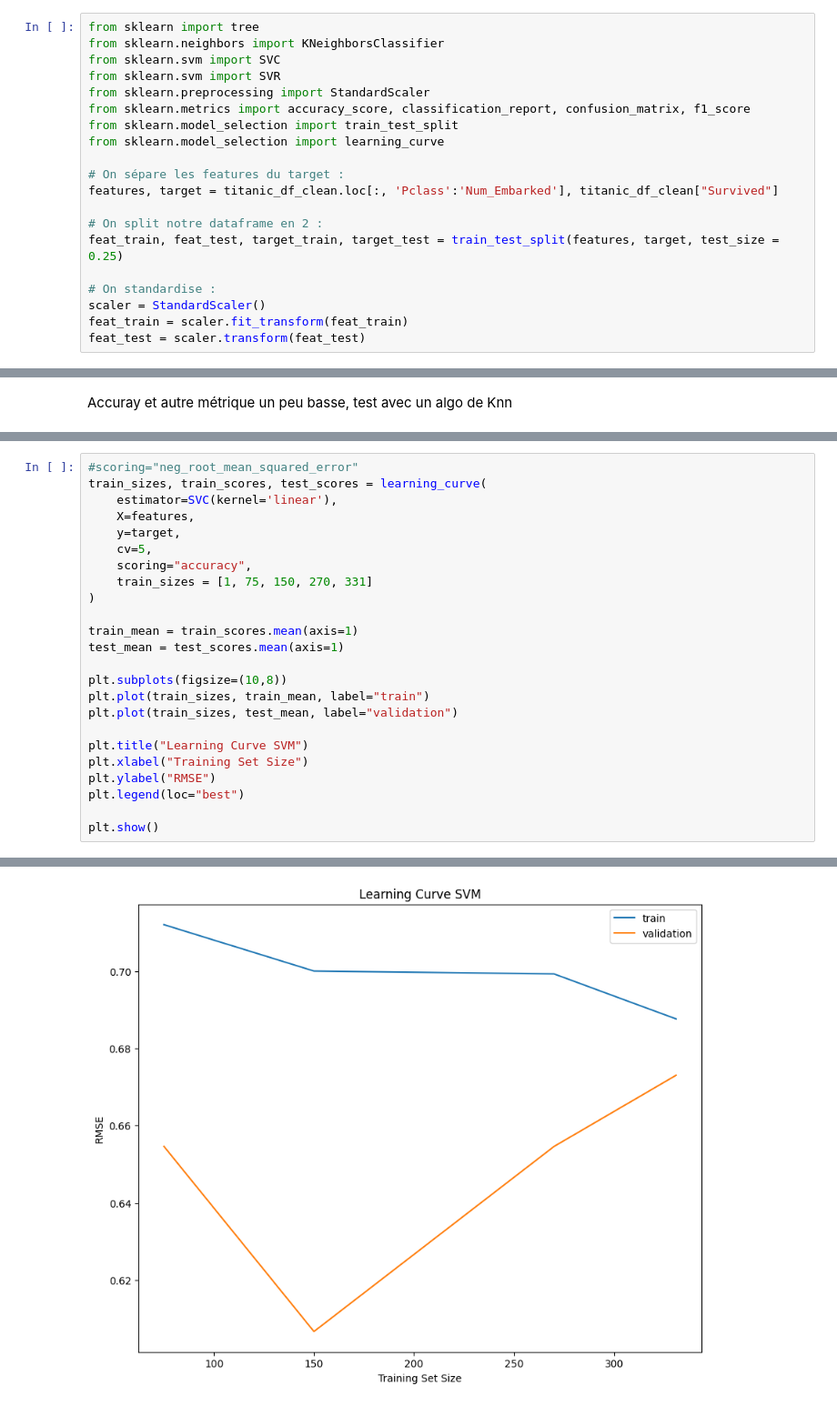
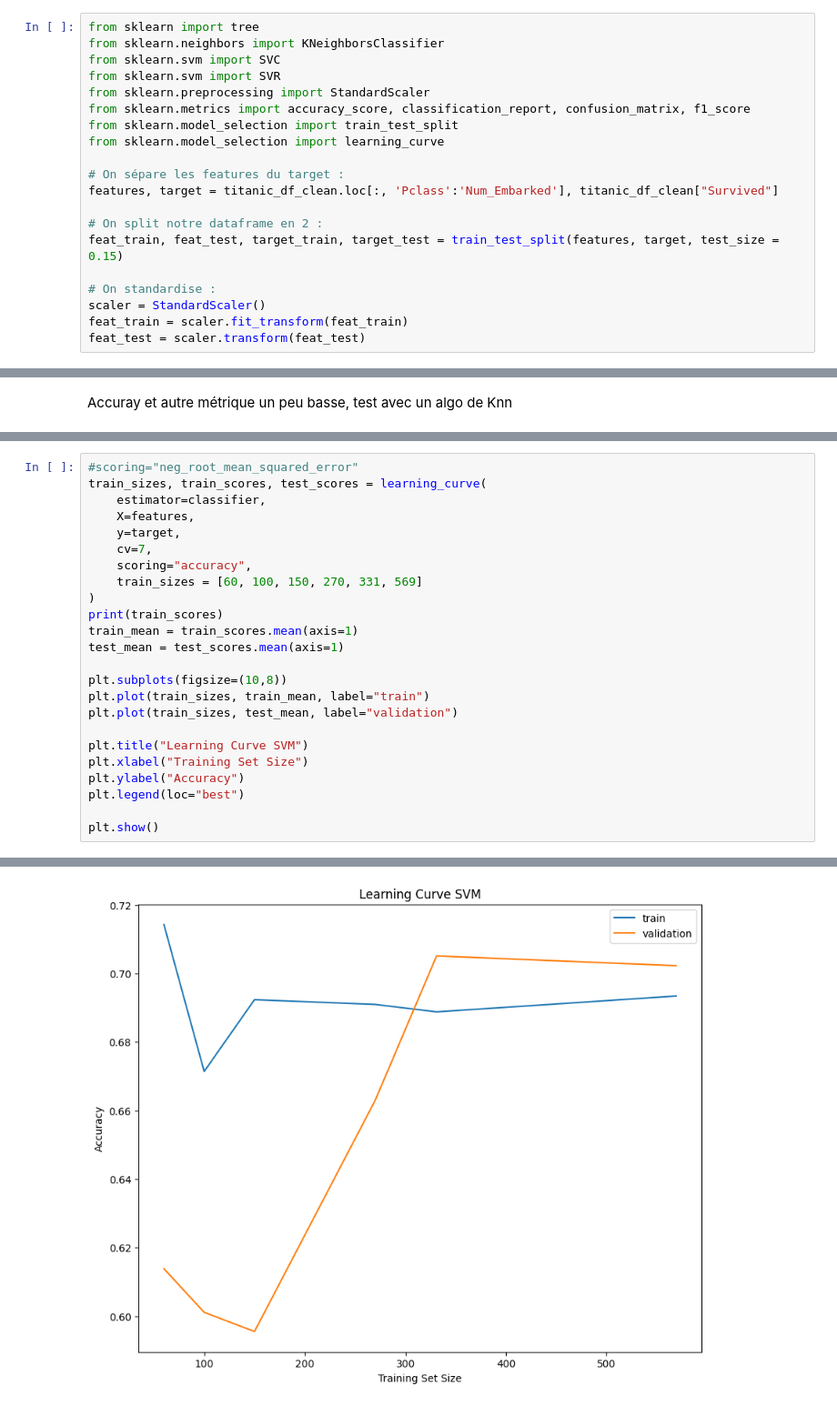
Before and after one commit to julienAboutard/Titanic-AI, a Jupyter notebook: Titanic.ipynb, the cells around one changed output, grey strips where cells are left out. Shown at 91% size. Drawn from its saved outputs; the diff is of its cells as text.

```diff
--- a/Titanic.ipynb
+++ b/Titanic.ipynb
@@ -165,7 +165,7 @@ from sklearn.model_selection import learning_curve
 features, target = titanic_df_clean.loc[:, 'Pclass':'Num_Embarked'], titanic_df_clean["Survived"]
 
 # On split notre dataframe en 2 :
-feat_train, feat_test, target_train, target_test = train_test_split(features, target, test_size = 0.25)
+feat_train, feat_test, target_train, target_test = train_test_split(features, target, test_size = 0.15)
 
 # On standardise :
 scaler = StandardScaler()
@@ -246,14 +246,14 @@ weighted avg       0.68      0.66      0.61       178
 # %%
 #scoring="neg_root_mean_squared_error"
 train_sizes, train_scores, test_scores = learning_curve(
-    estimator=SVC(kernel='linear'),
+    estimator=classifier,
     X=features,
     y=target,
-    cv=5,
+    cv=7,
     scoring="accuracy",
-    train_sizes = [1, 75, 150, 270, 331]
+    train_sizes = [60, 100, 150, 270, 331, 569]
 )
-
+print(train_scores)
 train_mean = train_scores.mean(axis=1)
 test_mean = test_scores.mean(axis=1)
 
@@ -263,7 +263,7 @@ plt.plot(train_sizes, test_mean, label="validation")
 
 plt.title("Learning Curve SVM")
 plt.xlabel("Training Set Size")
-plt.ylabel("RMSE")
+plt.ylabel("Accuracy")
 plt.legend(loc="best")
 
 plt.show()
@@ -271 +283 @@ plt.show()
-[figure, old version]
+[figure, new version]
```
Also changed, not shown: parts of 4 cells of this notebook.
